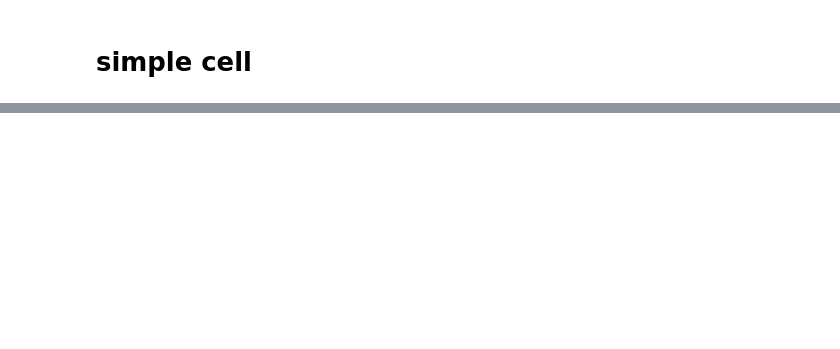
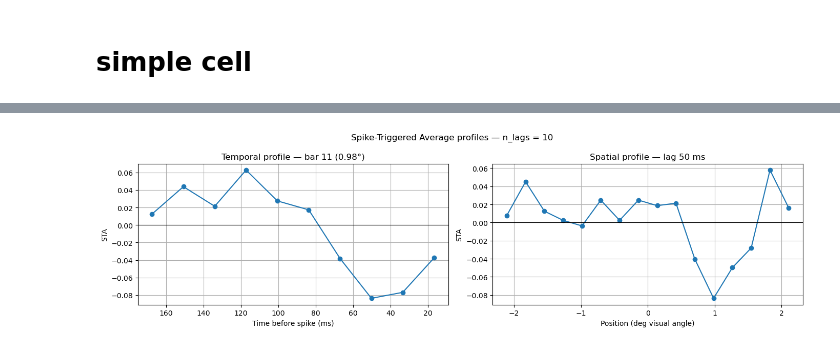
Before and after one commit to alessandrodipiano/neural_encoding, a Jupyter notebook: notebook/start.ipynb, the cells around one changed output, grey strips where cells are left out. Cells and saved outputs as stored; diff of their text form; code cells hidden in the pictures; blank space fills up the shorter version.

```diff
--- a/notebook/start.ipynb
+++ b/notebook/start.ipynb
@@ -1039,0 +467,55 @@ For an exactly white-noise stimulus the STA equals the Wiener filter — the opt
+# %%
+n_lags= 10
+sta_plot = stas[n_lags]
+
+lags_ms = np.arange(1, n_lags + 1) / frame_rate * 1000
+
+# Find strongest absolute STA entry
+peak_lag, peak_bar = np.unravel_index(
+    np.argmax(np.abs(sta_plot)),
+    sta_plot.shape
+)
+
+fig, axes = plt.subplots(1, 2, figsize=(14, 4))
+fig.suptitle(f"Spike-Triggered Average profiles — n_lags = {n_lags}")
+
+# ---------- Temporal profile at peak spatial position ----------
+ax = axes[0]
+
+ax.plot(
+    lags_ms,
+    sta_plot[:, peak_bar],
+    marker="o"
+)
+
+ax.axhline(0, color="k", linewidth=0.8)
+ax.invert_xaxis()
+ax.set_xlabel("Time before spike (ms)")
+ax.set_ylabel("STA")
+ax.set_title(
+    f"Temporal profile — bar {peak_bar} "
+    f"({bar_positions[peak_bar]:.2f}°)"
+)
+ax.grid(True)
+
+# ---------- Spatial profile at peak lag ----------
+ax = axes[1]
+
+ax.plot(
+    bar_centers,
+    sta_plot[peak_lag, :],
+    marker="o"
+)
+
+ax.axhline(0, color="k", linewidth=0.8)
+ax.set_xlabel("Position (deg visual angle)")
+ax.set_ylabel("STA")
+ax.set_title(
+    f"Spatial profile — lag {lags_ms[peak_lag]:.0f} ms"
+)
+ax.grid(True)
+
+plt.tight_layout()
+plt.show()
+# %% [output]
+[figure, added]
```
Also changed, not shown: parts of 55 cells of this notebook.
